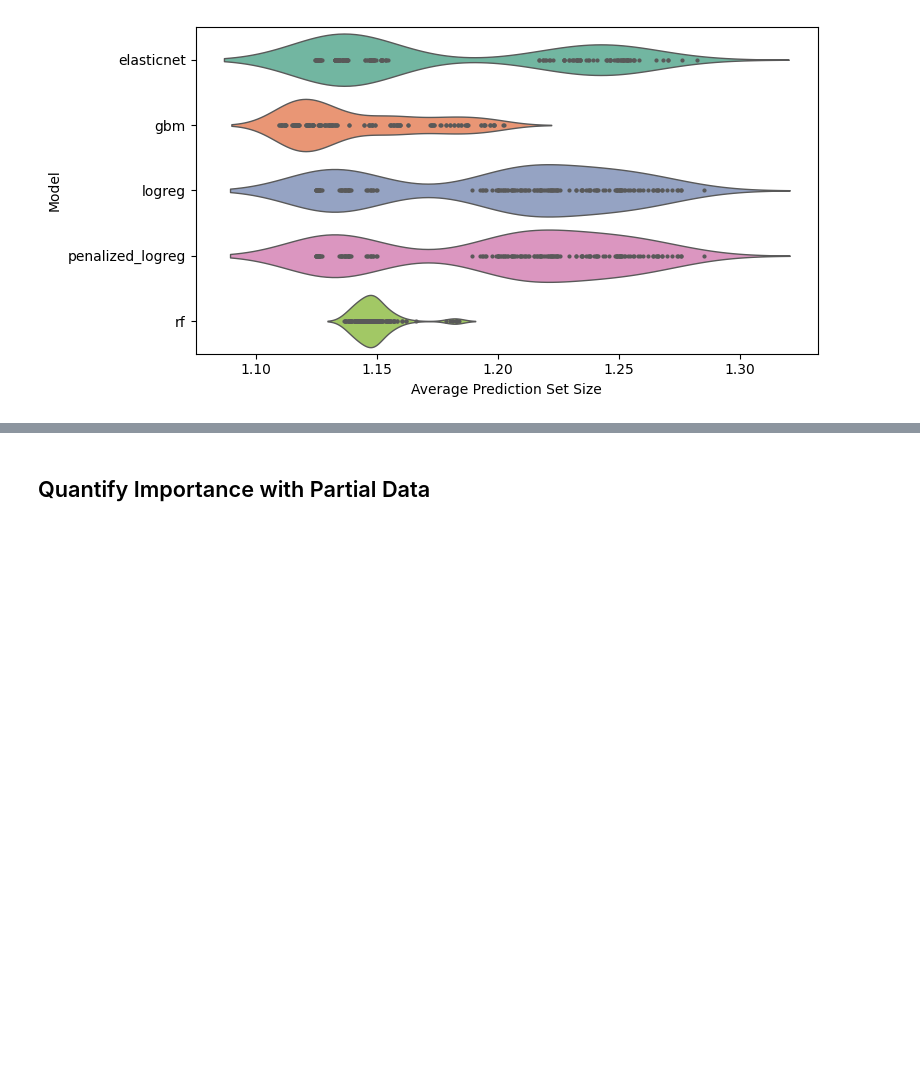
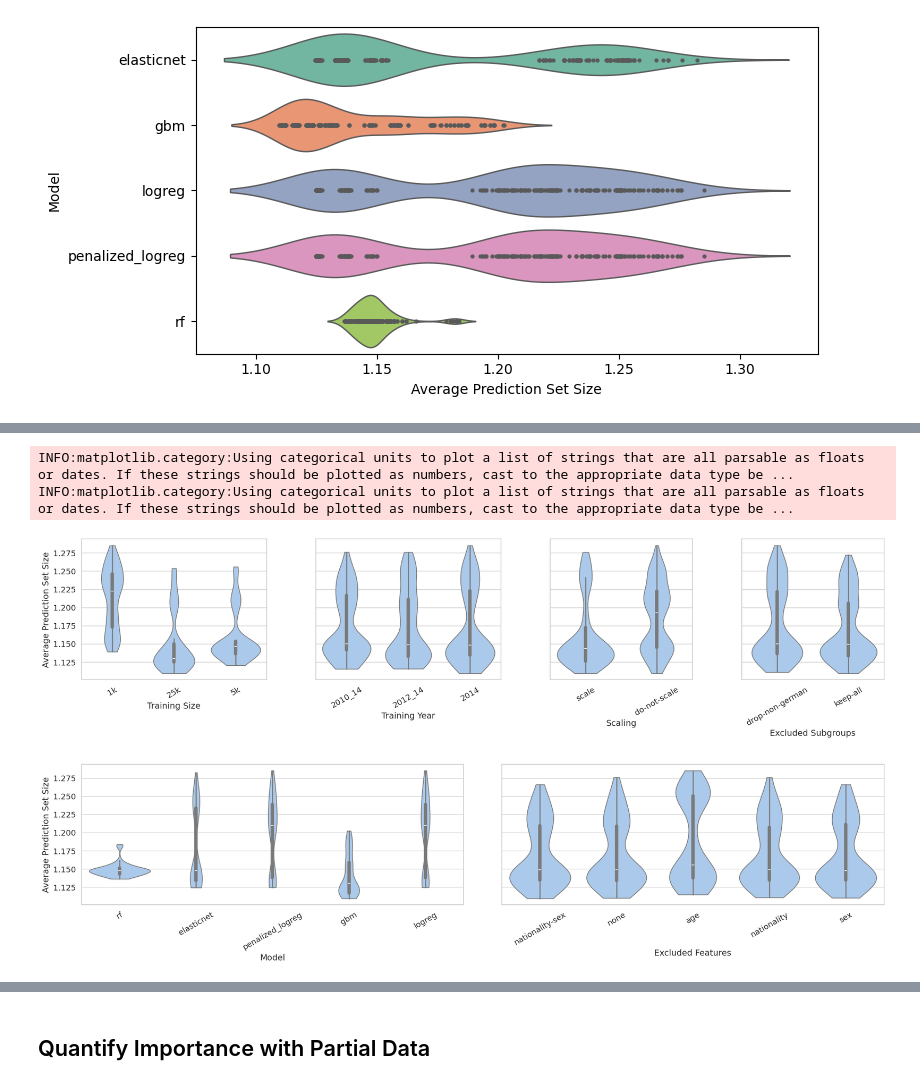
Before and after one commit to jsbroden/CMA_Fairness_v2, a Jupyter notebook: analysis_var_imp_overall.ipynb, the cells around one changed output, grey strips where cells are left out. Saved outputs shown, nothing was run; the diff lists cells and outputs as text; code cells hidden in the pictures; blank space fills up the shorter version.

```diff
--- a/analysis_var_imp_overall.ipynb
+++ b/analysis_var_imp_overall.ipynb
@@ -392,0 +502,72 @@ Passing `palette` without assigning `hue` is deprecated and will be removed in v
+# %%
+import matplotlib.pyplot as plt
+import seaborn as sns
+import matplotlib.gridspec as gridspec
+
+# Label mapping
+label_map = {
+    'universe_training_size': 'Training Size',
+    'universe_training_year': 'Training Year',
+    'universe_scale': 'Scaling',
+    'universe_model': 'Model',
+    'universe_exclude_features': 'Excluded Features',
+    'universe_exclude_subgroups': 'Excluded Subgroups'
+}
+
+# Plot rows
+row1 = [
+    'universe_training_size',
+    'universe_training_year',
+    'universe_scale',
+    'universe_exclude_subgroups'
+]
+row2 = ['universe_model', 'universe_exclude_features']
+
+# Width ratios
+widths_row1 = [1.3, 1.3, 1.0, 1.0]
+widths_row2 = [2.0, 2.0]
+
+# Plot settings
+sns.set(style="whitegrid", palette="pastel", font_scale=1.2)
+fig = plt.figure(figsize=(24, 11))  # Added height for vertical spacing
+outer_gs = gridspec.GridSpec(2, 1, height_ratios=[1, 1], hspace=0.6)  # Increased hspace
+
+# Row 1: 4 plots
+gs_row1 = gridspec.GridSpecFromSubplotSpec(
+    nrows=1, ncols=4, subplot_spec=outer_gs[0], width_ratios=widths_row1, wspace=0.3
+)
+for idx, param in enumerate(row1):
+    ax = fig.add_subplot(gs_row1[0, idx])
+    sns.violinplot(data=df_agg, x=param, y='avg_size', ax=ax, inner='box', cut=0)
+    ax.set_xlabel(label_map[param], fontsize=14)
+    if idx == 0:
+        ax.set_ylabel('Average Prediction Set Size', fontsize=14)
+    else:
+        ax.set_ylabel('')
+        ax.set_yticklabels([])
+        ax.tick_params(axis='y', left=False)
+    ax.tick_params(axis='x', rotation=30)
+    ax.set_title("")
+
+# Row 2: 2 plots, tighter spacing
+gs_row2 = gridspec.GridSpecFromSubplotSpec(
+    nrows=1, ncols=2, subplot_spec=outer_gs[1], width_ratios=widths_row2, wspace=0.1  # Reduced wspace
+)
+for idx, param in enumerate(row2):
+    ax = fig.add_subplot(gs_row2[0, idx])
+    sns.violinplot(data=df_agg, x=param, y='avg_size', ax=ax, inner='box', cut=0)
+    ax.set_xlabel(label_map[param], fontsize=14)
+    if idx == 0:
+        ax.set_ylabel('Average Prediction Set Size', fontsize=14)
+    else:
+        ax.set_ylabel('')
+        ax.set_yticklabels([])
+        ax.tick_params(axis='y', left=False)
+    ax.tick_params(axis='x', rotation=30)
+    ax.set_title("")
+
+plt.show()
+# %% [output]
+INFO:matplotlib.category:Using categorical units to plot a list of strings that are all parsable as floats or dates. If these strings should be plotted as numbers, cast to the appropriate data type be ...
+INFO:matplotlib.category:Using categorical units to plot a list of strings that are all parsable as floats or dates. If these strings should be plotted as numbers, cast to the appropriate data type be ...
+[figure, added]
```
Also changed, not shown: parts of 3 cells of this notebook.
